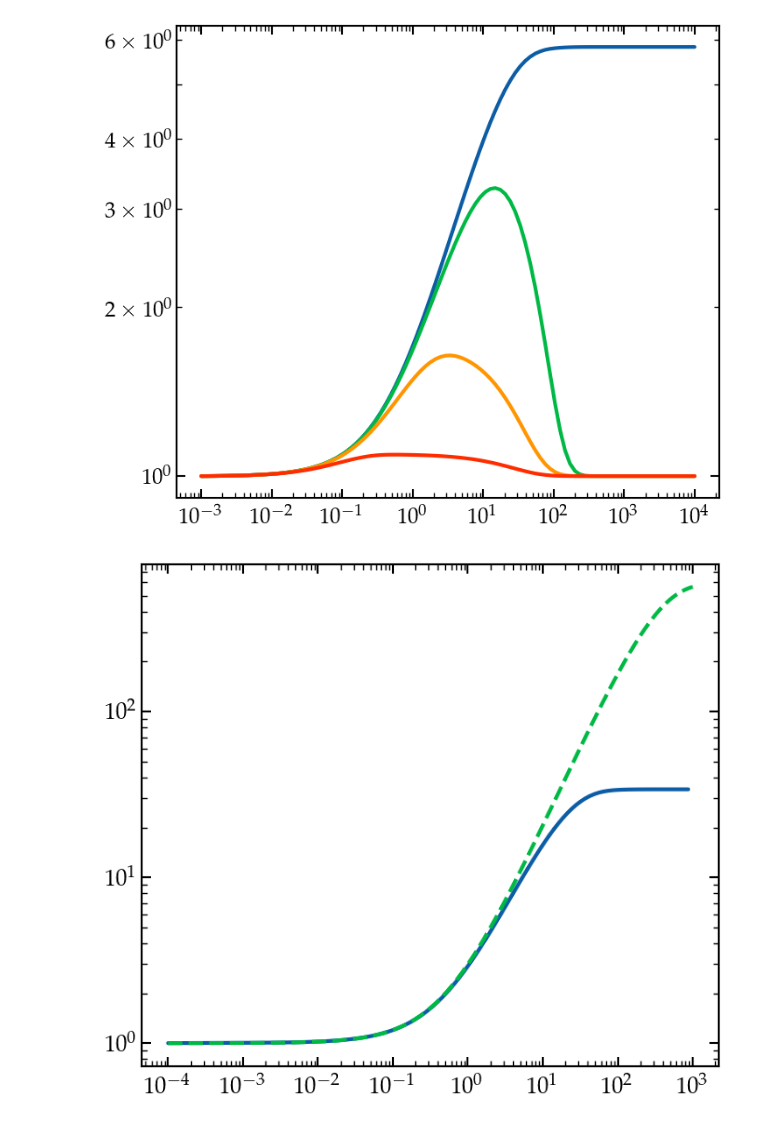
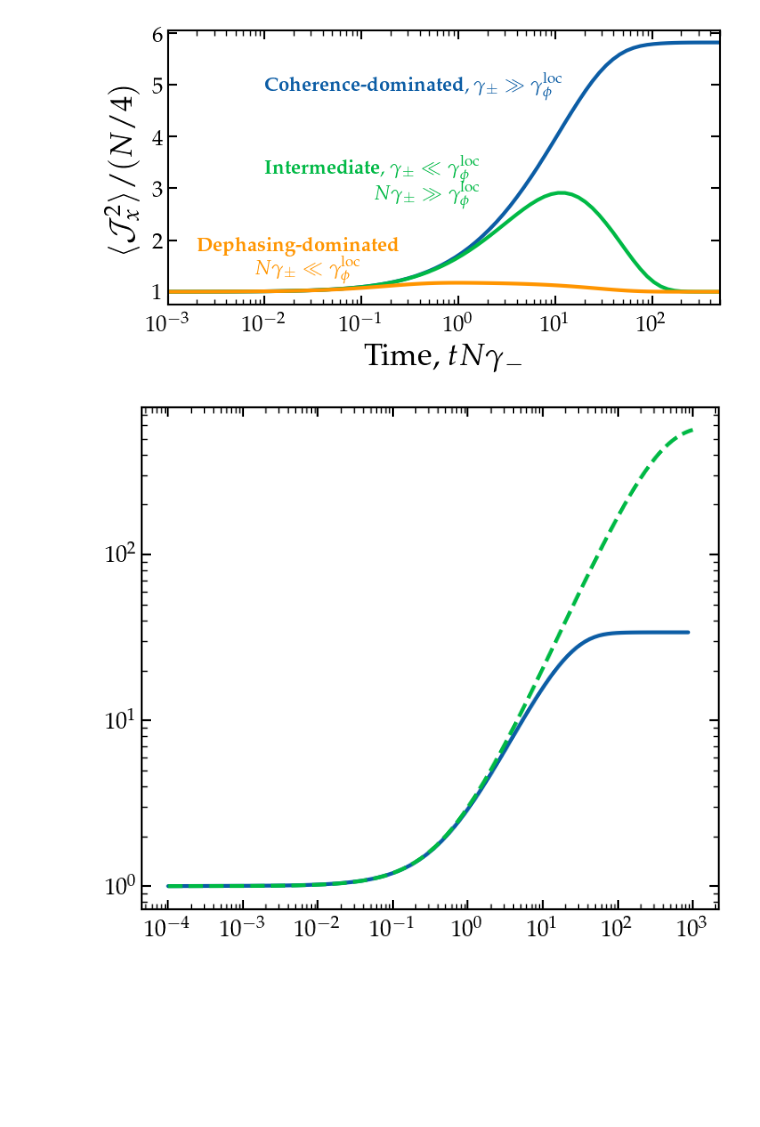
Before and after one commit to gpierobon/pyOpenNu, a Jupyter notebook: notebooks/Solutions.ipynb, the cells around one changed output. Drawn from its saved outputs; the diff is of its cells as text; code cells hidden in the pictures; blank space fills up the shorter version.

```diff
--- a/notebooks/Solutions.ipynb
+++ b/notebooks/Solutions.ipynb
@@ -26,21 +26,41 @@ cols = ['#0C5DA5', '#00B945', '#FF9500', '#FF2C00', '#845B97', '#474747', '#9e9e
 # %%
 Ncode = 1e2
 
 gpr = 0.997
 ti = 1e-3
 tf = 1e4
 nt = 100
 
-t0, _, _, j0, _ = on.solve2nd(Ncode, gp_ratio=gpr, gd_ratio=0,    ti=ti, tf=tf, ntimes=nt)
-t1, _, _, j1, _ = on.solve2nd(Ncode, gp_ratio=gpr, gd_ratio=10,   ti=ti, tf=tf, ntimes=nt)
-t2, _, _, j2, _ = on.solve2nd(Ncode, gp_ratio=gpr, gd_ratio=100,  ti=ti, tf=tf, ntimes=nt)
-t3, _, _, j3, _ = on.solve2nd(Ncode, gp_ratio=gpr, gd_ratio=1000, ti=ti, tf=tf, ntimes=nt)
-plt.loglog(t0, np.sqrt(j0/Ncode*4))
-plt.loglog(t1, np.sqrt(j1/Ncode*4))
-plt.loglog(t2, np.sqrt(j2/Ncode*4))
-plt.loglog(t3, np.sqrt(j3/Ncode*4))
+fig, ax = plt.subplots(1,1,figsize=(8,4))
 
-# plt.ylim(0.9,1.1)
+t0, z0, _, j0, _ = on.solve2nd(Ncode, gp_ratio=gpr, gd_ratio=0,    ti=ti, tf=tf, ntimes=nt)
+t1, z1, _, j1, _ = on.solve2nd(Ncode, gp_ratio=gpr, gd_ratio=15,   ti=ti, tf=tf, ntimes=nt)
+t2, z2, _, j2, _ = on.solve2nd(Ncode, gp_ratio=gpr, gd_ratio=Ncode,  ti=ti, tf=tf, ntimes=nt)
+t3, z3, _, j3, _ = on.solve2nd(Ncode, gp_ratio=gpr, gd_ratio=5*Ncode, ti=ti, tf=tf, ntimes=nt)
+ax.loglog(t0, np.sqrt(j0/Ncode*4))
+ax.loglog(t1, np.sqrt(j1/Ncode*4))
+#plt.loglog(t2, np.sqrt(j2/Ncode*4))
+ax.loglog(t3, np.sqrt(j3/Ncode*4))
+
+ax.text(1e-2, 4.9, r'{\bf Coherence-dominated}, $\gamma_{\pm}\gg\gamma^{\rm loc}_\phi$', c='C0', fontsize=16)
+ax.text(1e-2, 3.3, r'{\bf Intermediate}, $\gamma_{\pm}\ll\gamma^{\rm loc}_\phi$', c='C1', fontsize=16)
+ax.text(1.38e-1, 2.8, r'$N\gamma_{\pm}\gg\gamma^{\rm loc}_\phi$', c='C1', fontsize=16)
+
+ax.text(2e-3, 1.8, r'{\bf Dephasing-dominated}', c='C2', fontsize=16)
+ax.text(8e-3, 1.35, r'$N\gamma_{\pm}\ll\gamma^{\rm loc}_\phi$', c='C2', fontsize=16)
+
+ax.set_xlim(1e-3,5e2)
+# plt.ylim(0.8, 10)
+
+ax.set_xlabel(r'Time,~$tN\gamma_-$', fontsize=25)
+ax.set_ylabel(r'$\langle {\cal J}_x^2\rangle/(N/4)$', fontsize=25, labelpad=10)
+#ax.tick_params(axis='y', which='both', left=False, right=False, labelleft=False)
+ax.set_yscale('linear')
+# ax.set_yticks([])
+# ax.set_yticklabels([])
+# plt.gca().set_yticks([])
+# plt.gca().set_yticklabels([])
 plt.show()
+fig.savefig(main_dir+'plots/regimes.pdf', bbox_inches='tight')
 # %% [output]
-[figure, old version]
+[figure, new version]
```
Also changed, not shown: parts of 11 cells of this notebook, 4 other files.
